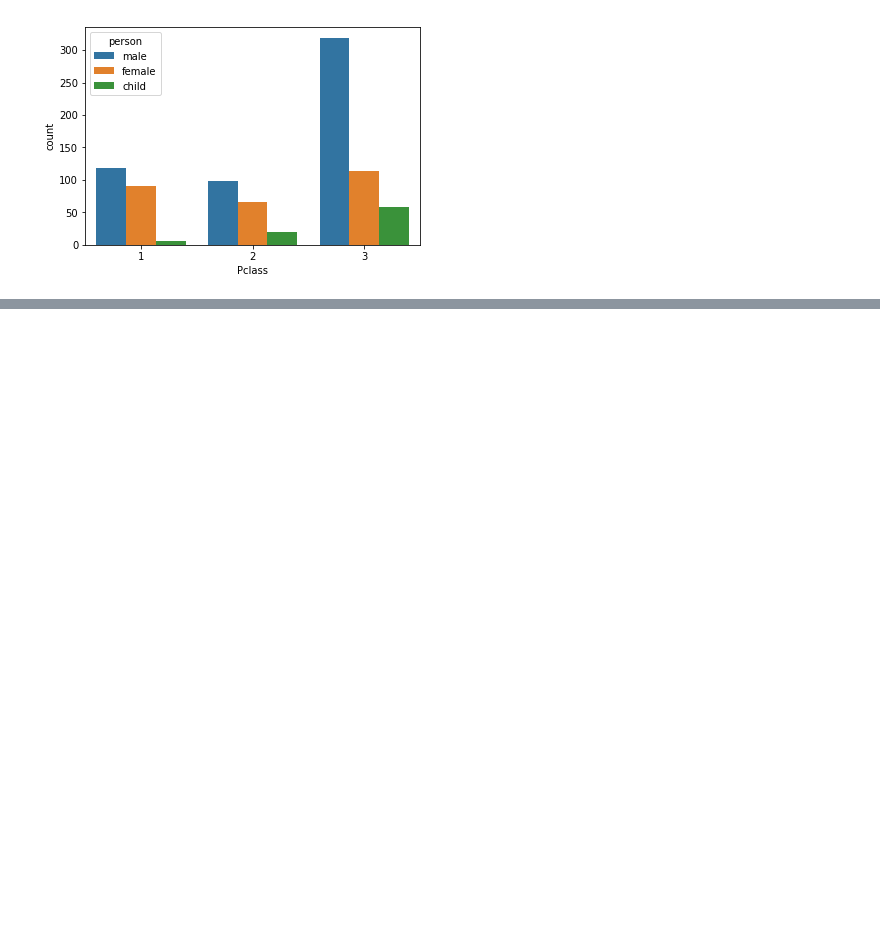
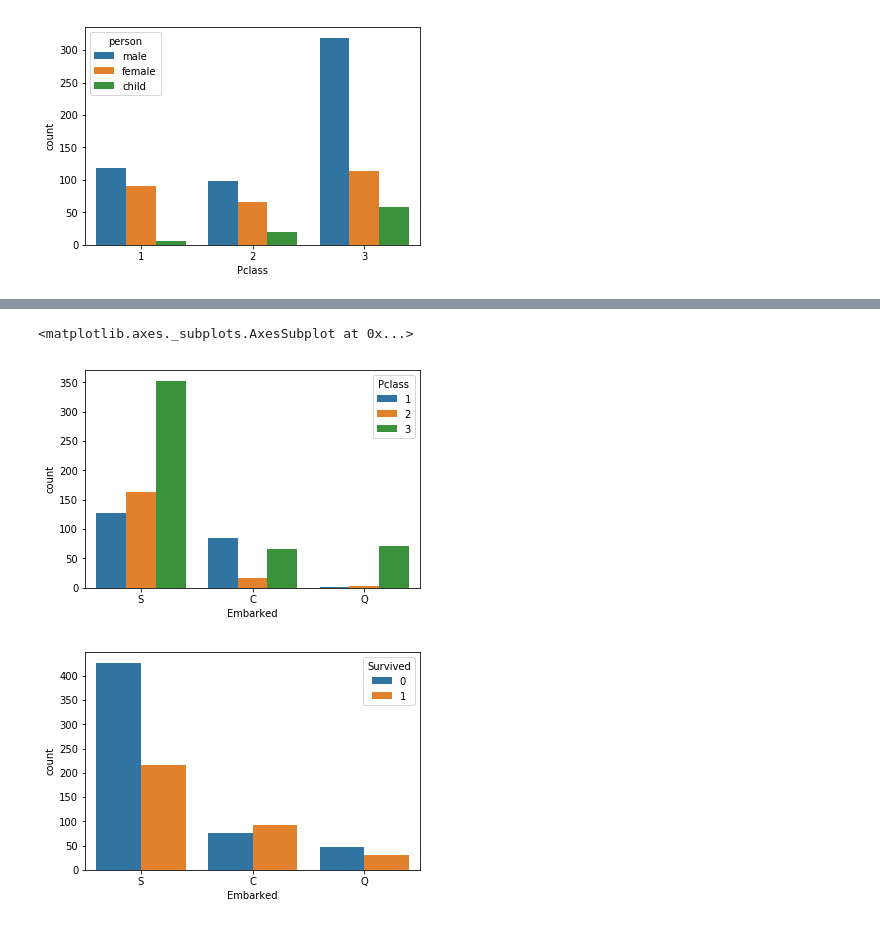
Before and after one commit to ymmy02/Udemy-Python-Data-Science, a Jupyter notebook: practice/Titanic_Practice.ipynb, the cells around one changed output, grey strips where cells are left out. Saved outputs shown, nothing was run; the diff lists cells and outputs as text; code cells hidden in the pictures; blank space fills up the shorter version.

```diff
--- a/practice/Titanic_Practice.ipynb
+++ b/practice/Titanic_Practice.ipynb
@@ -95,0 +111,10 @@ sns.countplot('Pclass', data=titanic_df, hue=titanic_df.person)
+# %%
+plt.figure(1)
+sns.countplot('Embarked', hue='Pclass', data=titanic_df,
+             hue_order=[1,2,3])
+plt.figure(2)
+sns.countplot('Embarked', hue='Survived', data=titanic_df)
+# %% [output]
+<matplotlib.axes._subplots.AxesSubplot at 0x...>
+[figure, added]
+[figure, added]
```
Also changed, not shown: parts of 4 cells of this notebook, 2 other files.
